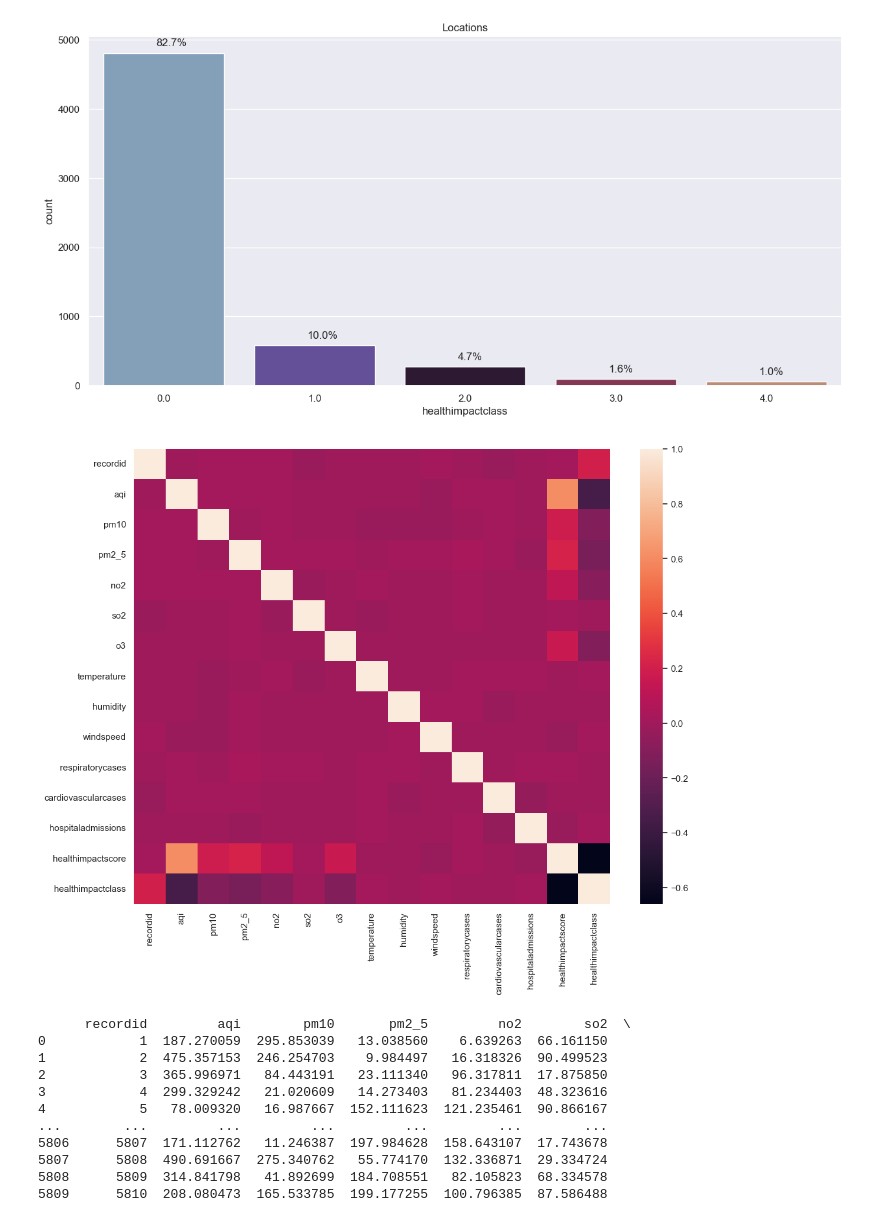
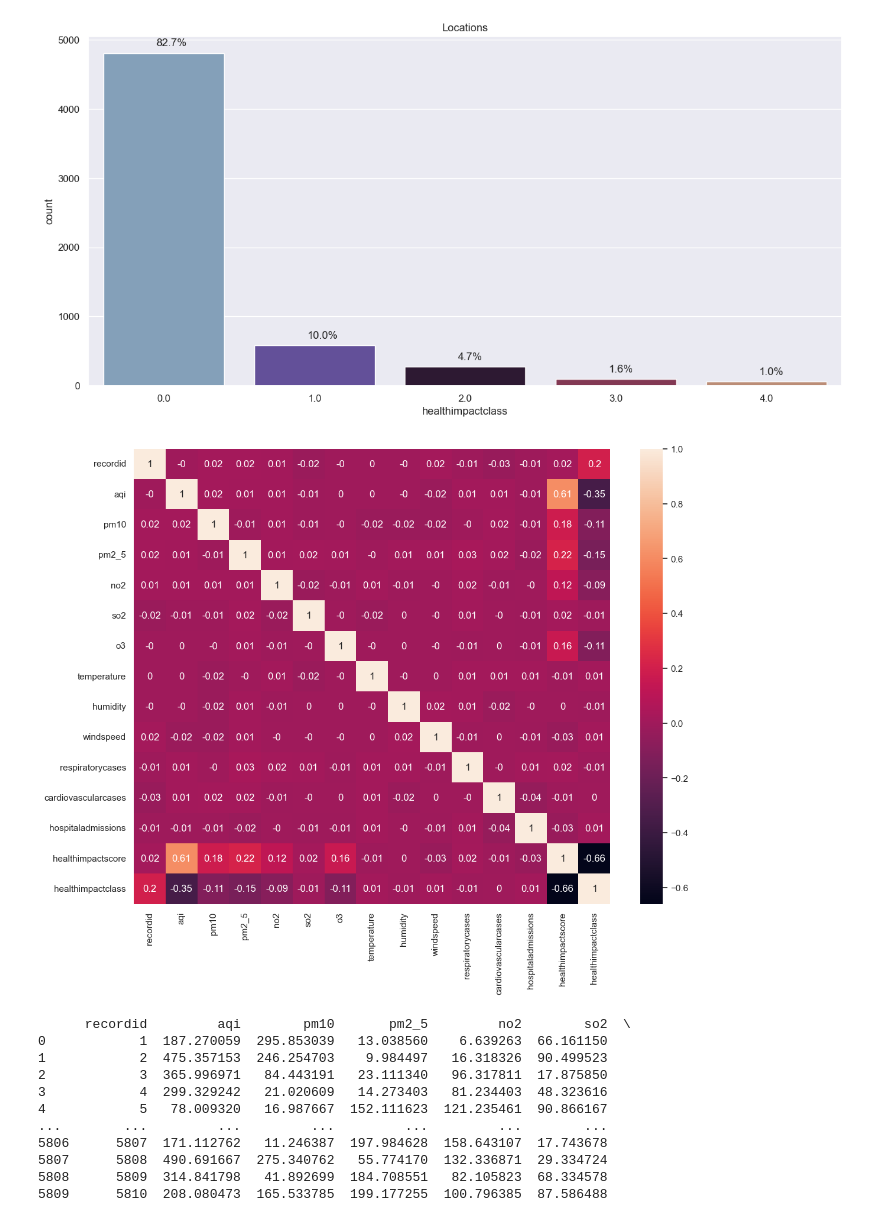
Before and after one commit to Ci-re/AirQuality, a Jupyter notebook: air_quality.ipynb, the cells around one changed output. Drawn from its saved outputs; the diff is of its cells as text; code cells hidden in the pictures.

```diff
--- a/air_quality.ipynb
+++ b/air_quality.ipynb
@@ -202,10 +206,10 @@ perc_on_bar(data['healthimpactclass'])
 # %%
 data_corr = round(data.corr(), 2)
 plt.figure(figsize=(13,10))
-ax = sns.heatmap(data_corr, annot=False)
+ax = sns.heatmap(data_corr, annot=True)
 plt.show(ax)
 # %% [output]
-[figure, old version]
+[figure, new version]
 # %%
 print(data)
 # %% [output]
```
Also changed, not shown: parts of 18 cells of this notebook, 8 other files.
